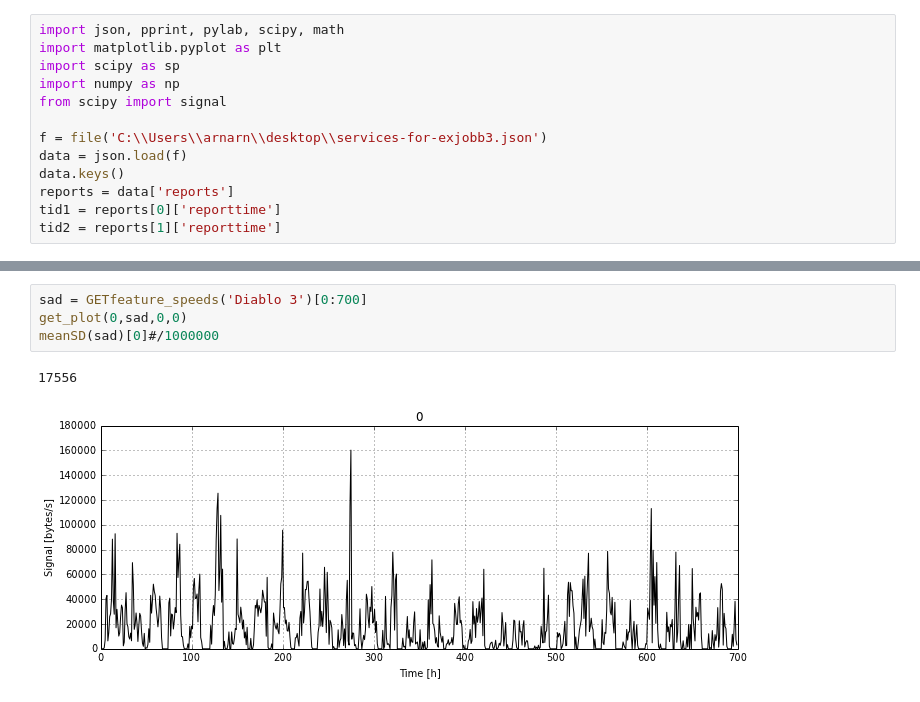
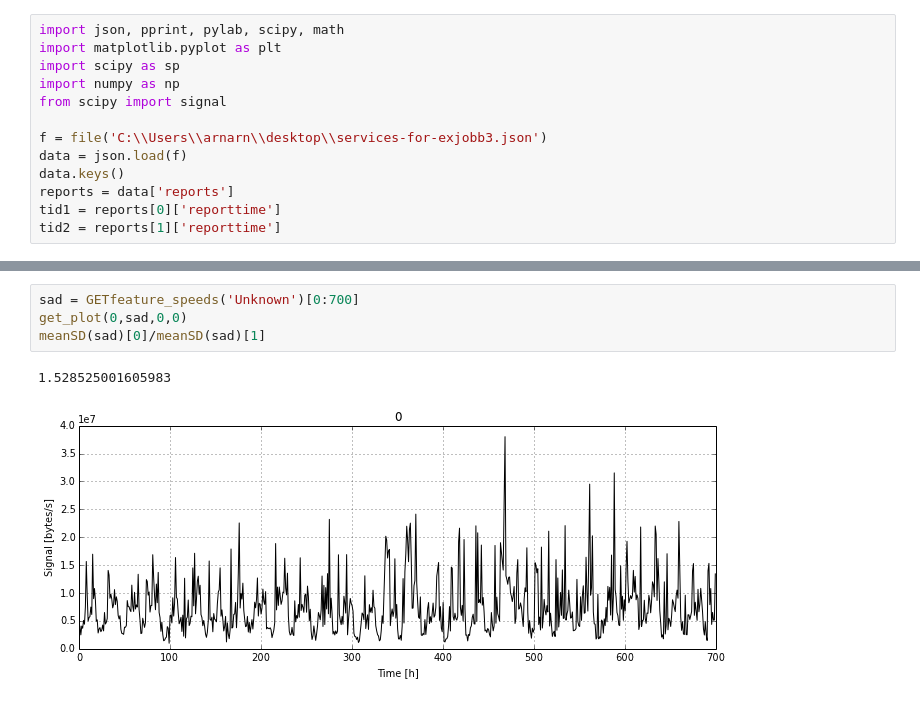
Before and after one commit to arnarn/projekt, a Jupyter notebook: anomaly_detection_lpc.ipynb, the cells around one changed output, grey strips where cells are left out. Saved outputs shown, nothing was run; the diff lists cells and outputs as text.

```diff
--- a/anomaly_detection_lpc.ipynb
+++ b/anomaly_detection_lpc.ipynb
@@ -385,10 +497,10 @@ def get_plot(time, signal, title_text, label_text):
 # %%
-sad = GETfeature_speeds('Diablo 3')[0:700]
+sad = GETfeature_speeds('Unknown')[0:700]
 get_plot(0,sad,0,0)
-meanSD(sad)[0]#/1000000
+meanSD(sad)[0]/meanSD(sad)[1]
 # %% [output]
-17556
+1.528525001605983
-[figure, old version]
+[figure, new version]
 # %%
 # Creating anomalies
 
```
Also changed, not shown: parts of 3 cells of this notebook.
